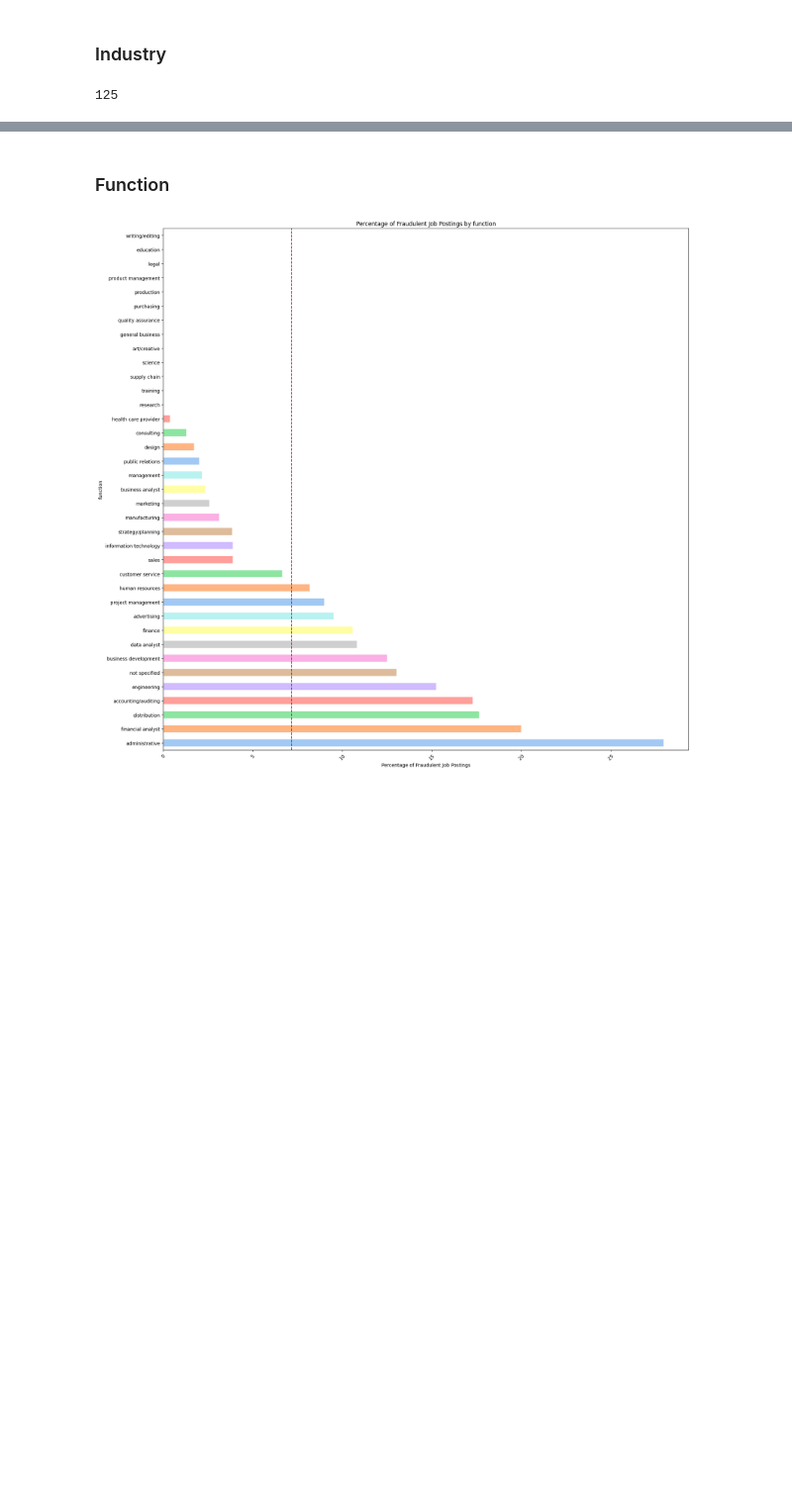
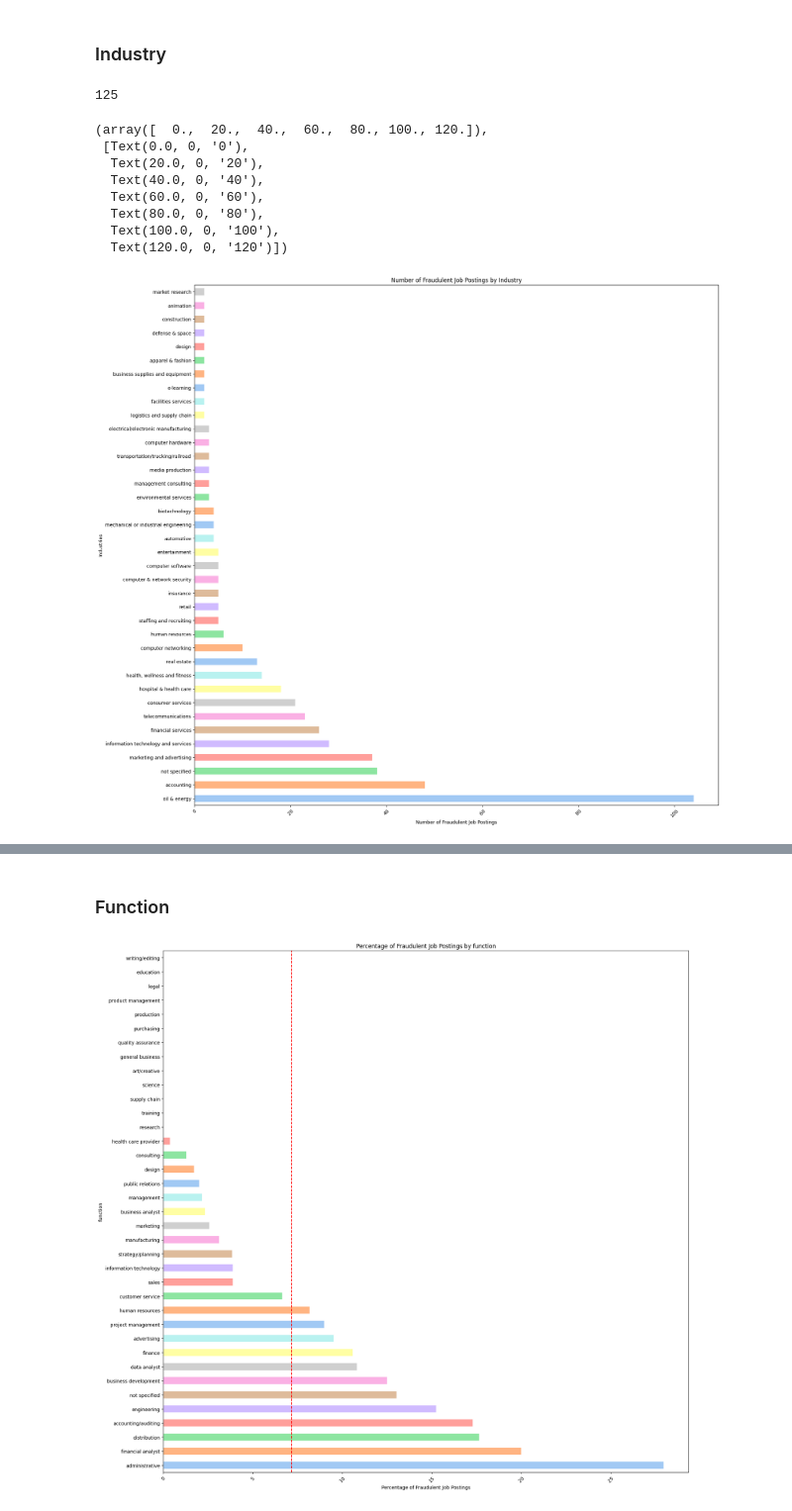
Before and after one commit to dqminhv/fraudulent-job-posting-detection-with-NLP, a Jupyter notebook: notebook/eda.ipynb, the cells around one changed output, grey strips where cells are left out. Shown at 99% size. Saved outputs shown, nothing was run; the diff lists cells and outputs as text; code cells hidden in the pictures; blank space fills up the shorter version.

```diff
--- a/notebook/eda.ipynb
+++ b/notebook/eda.ipynb
@@ -344,5 +366,29 @@ plt.show()
  job_posting_us_df['industry'].nunique()
 # %% [output]
 125
+# %%
+# Calculate number of fraudulent job postings for each require experience category
+fraudulent_count = job_posting_us_df.groupby('industry')['fraudulent'].sum()
+
+# Create a countplot for each industry, exclude those that do not have fraudulent job postings
+plt.figure(figsize=(20, 20))
+fraudulent_count[fraudulent_count > 1].sort_values(ascending=False).plot(kind='barh', color=colors)
+plt.title('Number of Fraudulent Job Postings by Industry')
+plt.xlabel('Number of Fraudulent Job Postings')
+plt.ylabel('Industries')
+plt.xticks(rotation=45)
+#plt.grid(axis='y', linestyle='--', alpha=0.7)
+
+# Show plot
+# %% [output]
+(array([  0.,  20.,  40.,  60.,  80., 100., 120.]),
+ [Text(0.0, 0, '0'),
+  Text(20.0, 0, '20'),
+  Text(40.0, 0, '40'),
+  Text(60.0, 0, '60'),
+  Text(80.0, 0, '80'),
+  Text(100.0, 0, '100'),
+  Text(120.0, 0, '120')])
+[figure, added]
 # %%
 # Calculate percentage of fraudulent job postings for each require experience category
```
Also changed, not shown: parts of 8 cells of this notebook.
